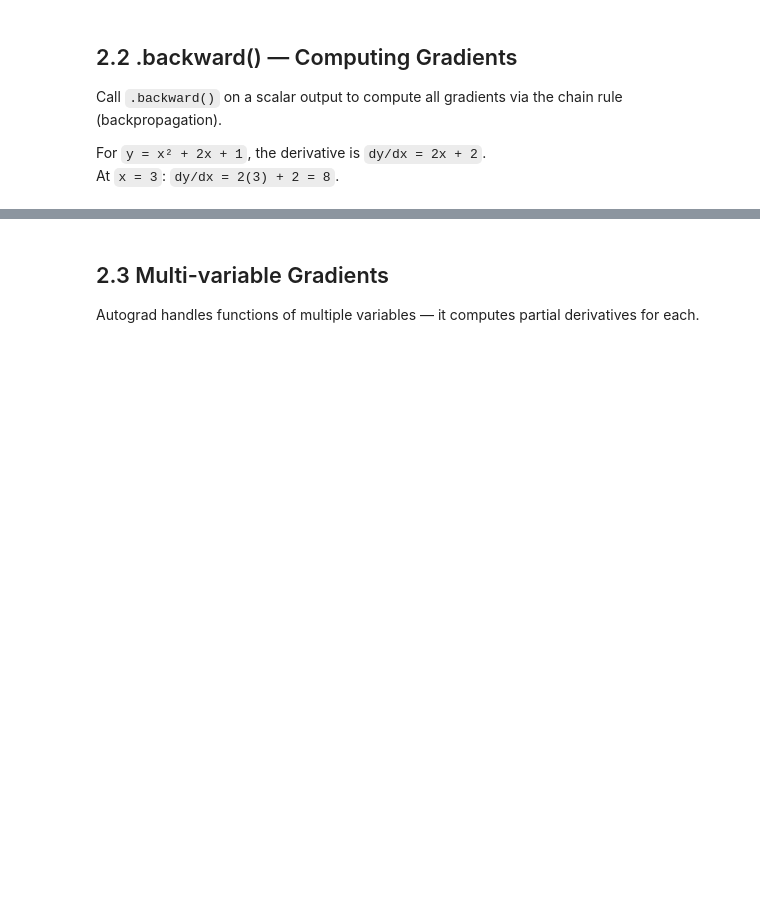
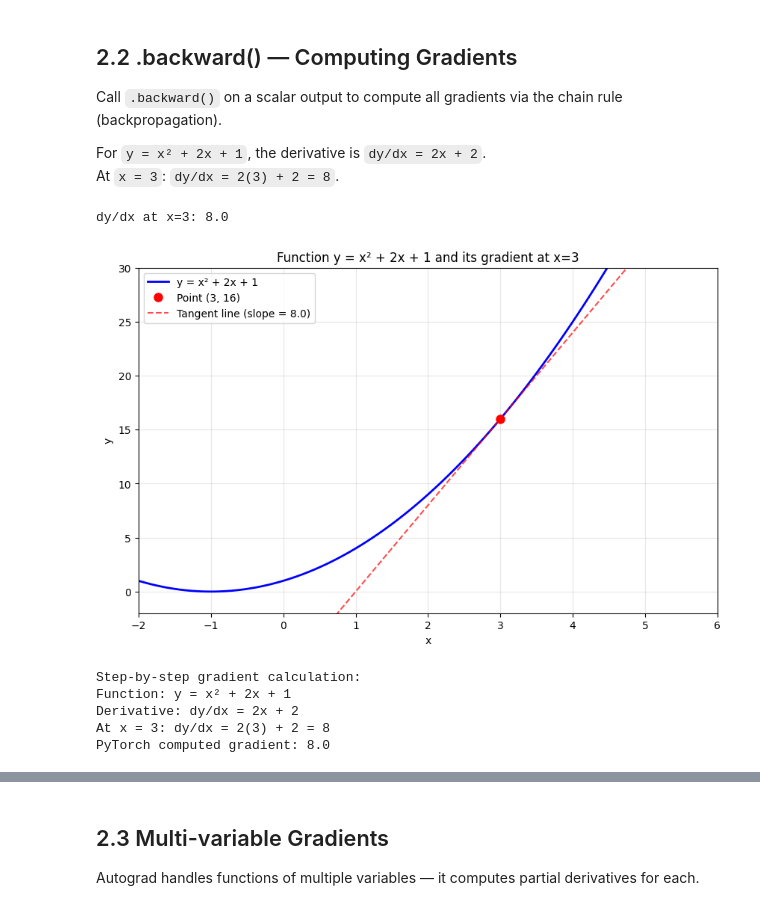
Before and after one commit to skmprb/LearningPytorch, a Jupyter notebook: Phase_02_Autograd/02_autograd.ipynb, the cells around one changed output, grey strips where cells are left out. Cells and saved outputs as stored; diff of their text form; code cells hidden in the pictures; blank space fills up the shorter version.

Commit message:
tensor_03

```diff
--- a/Phase_02_Autograd/02_autograd.ipynb
+++ b/Phase_02_Autograd/02_autograd.ipynb
@@ -50,0 +89,51 @@ print(f"dy/dx at x=3: {x.grad}")  # 8.0 ✓
+# %%
+import torch
+import matplotlib.pyplot as plt
+import numpy as np
+
+# Create tensor with gradient tracking
+x = torch.tensor(3.0, requires_grad=True)
+y = x ** 2 + 2 * x + 1
+
+# Compute gradients
+y.backward()
+
+# The gradient is stored in x.grad
+print(f"dy/dx at x=3: {x.grad}")  # 8.0 ✓
+
+# Visualization of the function and gradient
+x_vals = np.linspace(-2, 6, 100)
+y_vals = x_vals ** 2 + 2 * x_vals + 1
+
+plt.figure(figsize=(10, 6))
+plt.plot(x_vals, y_vals, 'b-', label='y = x² + 2x + 1', linewidth=2)
+plt.plot(3, 16, 'ro', markersize=8, label='Point (3, 16)')
+
+# Draw tangent line at x=3
+tangent_slope = 8.0  # The computed gradient
+tangent_y = 16 + tangent_slope * (x_vals - 3)
+plt.plot(x_vals, tangent_y, 'r--', label=f'Tangent line (slope = {tangent_slope})', alpha=0.7)
+
+plt.xlabel('x')
+plt.ylabel('y')
+plt.title('Function y = x² + 2x + 1 and its gradient at x=3')
+plt.grid(True, alpha=0.3)
+plt.legend()
+plt.xlim(-2, 6)
+plt.ylim(-2, 30)
+plt.show()
+
+# Step-by-step gradient calculation visualization
+print("\nStep-by-step gradient calculation:")
+print("Function: y = x² + 2x + 1")
+print("Derivative: dy/dx = 2x + 2")
+print(f"At x = 3: dy/dx = 2(3) + 2 = 8")
+print(f"PyTorch computed gradient: {x.grad.item()}")
+# %% [output]
+dy/dx at x=3: 8.0
+[figure, added]
+Step-by-step gradient calculation:
+Function: y = x² + 2x + 1
+Derivative: dy/dx = 2x + 2
+At x = 3: dy/dx = 2(3) + 2 = 8
+PyTorch computed gradient: 8.0
```
Also changed, not shown: parts of 13 cells of this notebook, 3 other files.
